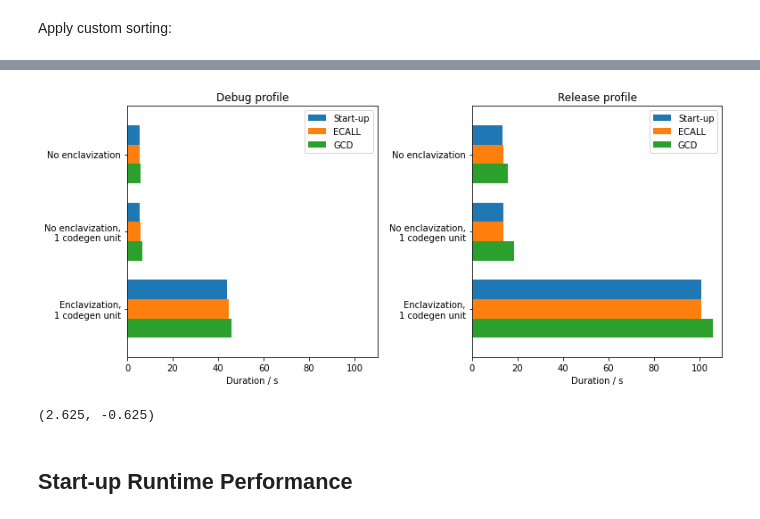
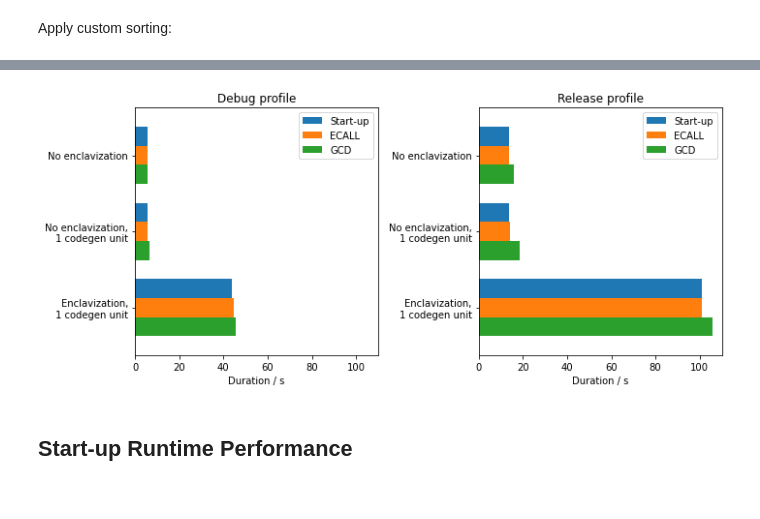
Before and after one commit to F30/Cadote, a Jupyter notebook: examples/performance_micro.ipynb, the cells around one changed output, grey strips where cells are left out. Drawn from its saved outputs; the diff is of its cells as text; code cells hidden in the pictures.

```diff
--- a/examples/performance_micro.ipynb
+++ b/examples/performance_micro.ipynb
@@ -74,26 +74,23 @@ indexed_results
 # %%
 indexed_results_1 = indexed_results[indexed_results.index.get_level_values(0).str.contains('debug')]
 indexed_results_2 = indexed_results[indexed_results.index.get_level_values(0).str.contains('release')]
 
 fig, ax = plt.subplots(1, 2, figsize=(10, 4.5))
-fig.tight_layout(h_pad=1.8, w_pad=7.5)
 indexed_results_1['duration'].plot(kind='barh', ax=ax[0], width=0.75)
 indexed_results_2['duration'].plot(kind='barh', ax=ax[1], width=0.75)
 
 for i in range(2):
     ax[i].set_xlim(0, 110)
     ax[i].set_xlabel('Duration / s')
     ax[i].invert_yaxis()
     ax[i].set_yticklabels(['No enclavization', 'No enclavization,\n1 codegen unit', 'Enclavization,\n1 codegen unit'])
     ax[i].yaxis.get_label().set_visible(False)
     ax[i].legend(['Start-up', 'ECALL', 'GCD'], loc='upper right')
 
 ax[0].set_title('Debug profile')
-_= ax[1].set_title('Release profile')
+ax[1].set_title('Release profile')
+
+fig.tight_layout()
 # %% [output]
-[figure, old version]
+[figure, new version]
-# %%
-ax[0].get_ylim()
-# %% [output]
-(2.625, -0.625)
 # %%
```
Also changed, not shown: parts of 7 cells of this notebook, 1 other file.
